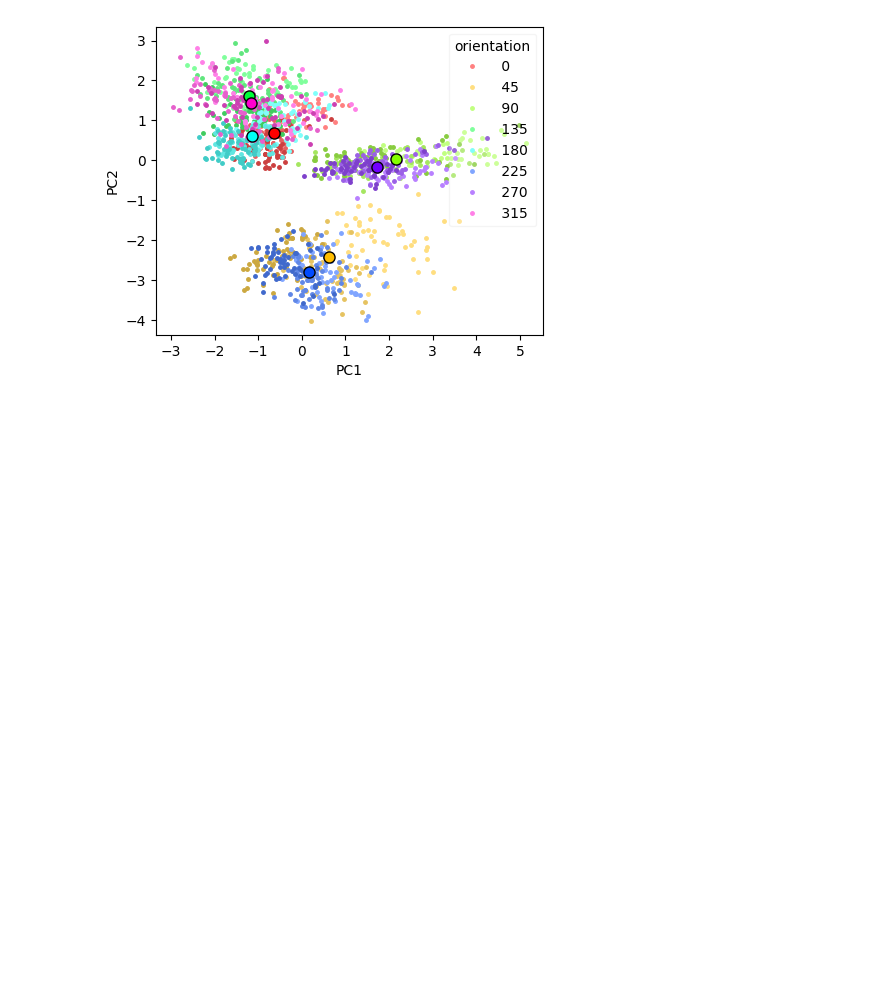
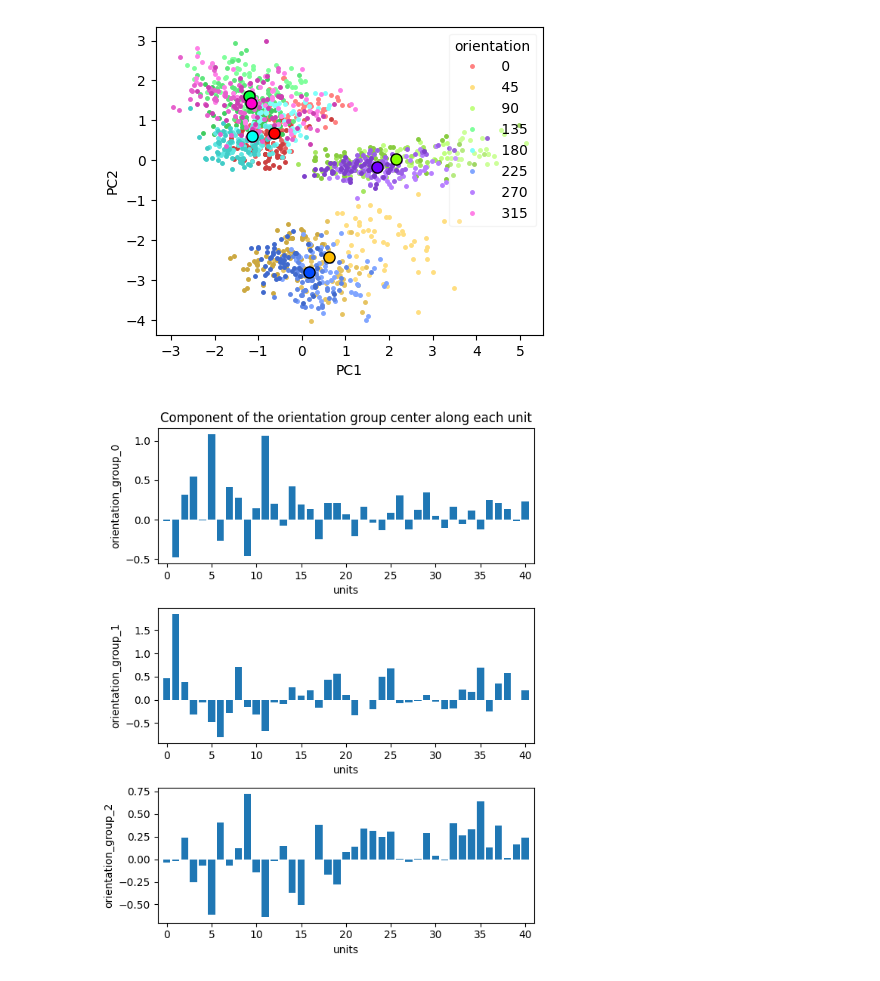
Before and after one commit to chenziao/Analyzing_Allen_Visual_Coding_Neuropixels_Dataset, a Jupyter notebook: Analyze_Visual_Spike.ipynb, the cells around one changed output. Saved outputs shown, nothing was run; the diff lists cells and outputs as text; code cells hidden in the pictures; blank space fills up the shorter version.

```diff
--- a/Analyze_Visual_Spike.ipynb
+++ b/Analyze_Visual_Spike.ipynb
@@ -352,6 +352,21 @@ plt.show()
 # %% [output]
 Time interval: (300.0, 1980.0) ms
 [figure]
+# %%
+orientation_groups = np.array([s for s in pca_df.columns if 'orientation_group' in s])
+
+_, axs = plt.subplots(n_clusters, 1, figsize=(6, 2.5 * n_clusters))
+for i in range(n_clusters):
+    ax = axs[i]
+    ax.bar(range(n_units), pca_df[orientation_groups[i]])
+    ax.set_xlim(-1, n_units)
+    ax.set_xlabel('units')
+    ax.set_ylabel(orientation_groups[i])
+axs[0].set_title('Component of the orientation group center along each unit')
+plt.tight_layout()
+plt.show()
+# %% [output]
+[figure, added]
 # %%
 # # Save data
 # filepath_prefix = os.path.join(output_dir, 'session_%d' % session_id, 'lfp_probe%d_%s_%s'
```
Also changed, not shown: parts of 2 cells of this notebook.
